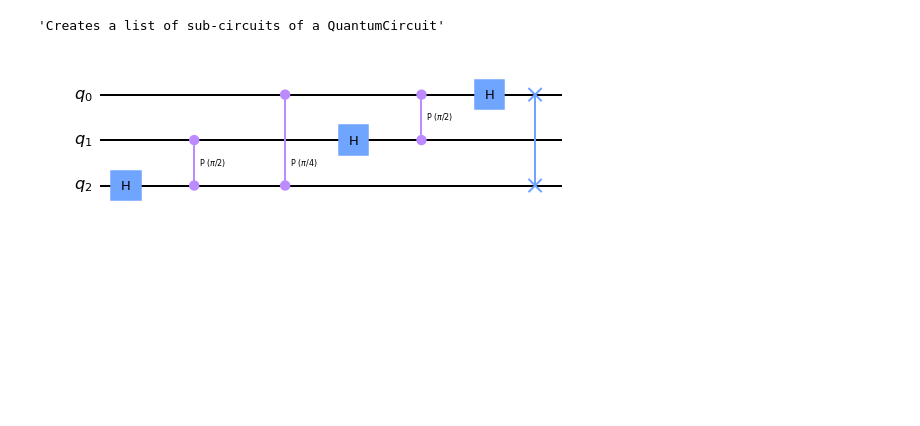
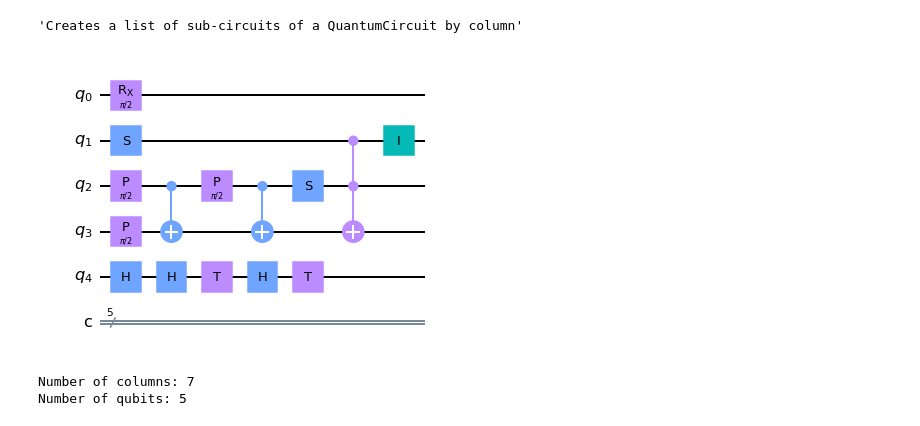
Before and after one commit to marquitos0119/quantum-music, a Jupyter notebook: Notebooks/circuit-splitter.ipynb, the cells around one changed output. Drawn from its saved outputs; the diff is of its cells as text; code cells hidden in the pictures; blank space fills up the shorter version.

Commit message:
Split circuit by column

```diff
--- a/Notebooks/circuit-splitter.ipynb
+++ b/Notebooks/circuit-splitter.ipynb
@@ -13,7 +18,7 @@ provider = IBMQ.load_account()
 # %%
-"""Creates a list of sub-circuits of a QuantumCircuit"""
+"""Creates a list of sub-circuits of a QuantumCircuit by column"""
 # %% [output]
-'Creates a list of sub-circuits of a QuantumCircuit'
+'Creates a list of sub-circuits of a QuantumCircuit by column'
 # %%
 # Setup simulators
 state_vector_sim = Aer.get_backend('statevector_simulator')
@@ -40,14 +45,43 @@ def print_state_vector(svec):
     print('---')
 # %%
 # Place circuit here
-circuit = QFT(3)
 
-# GHZ
-# circuit = QuantumCircuit(3)
-# circuit.h(0)
-# circuit.cx(0, 1)
-# circuit.cx(0, 2)
+#From QASM string
+qasm = """
+OPENQASM 2.0;
+include "qelib1.inc";
 
+qreg q[5];
+creg c[5];
+
+s q[1];
+p(pi/2) q[2];
+p(pi/2) q[3];
+h q[4];
+cx q[2],q[3];
+h q[4];
+p(pi/2) q[2];
+t q[4];
+cx q[2],q[3];
+h q[4];
+s q[2];
+t q[4];
+ccx q[1],q[2],q[3];
+id q[1];
+rx(pi/2) q[0];
+"""
+circuit = QuantumCircuit.from_qasm_str(qasm)
 circuit.draw()
 # %% [output]
-[figure, old version]
+[figure, new version]
+# %%
+# Each sub-circuit will have the same number of qubits as the original circuit
+num_qubits = circuit.num_qubits
+# We only care about the number of columns from _get_layered_instructions()
+_, _, ops = _get_layered_instructions(circuit)
+num_columns = len(ops)
+print(f'Number of columns: {num_columns}')
+print(f'Number of qubits: {num_qubits}')
+# %% [output]
+Number of columns: 7
+Number of qubits: 5
```
Also changed, not shown: parts of 13 cells of this notebook.
